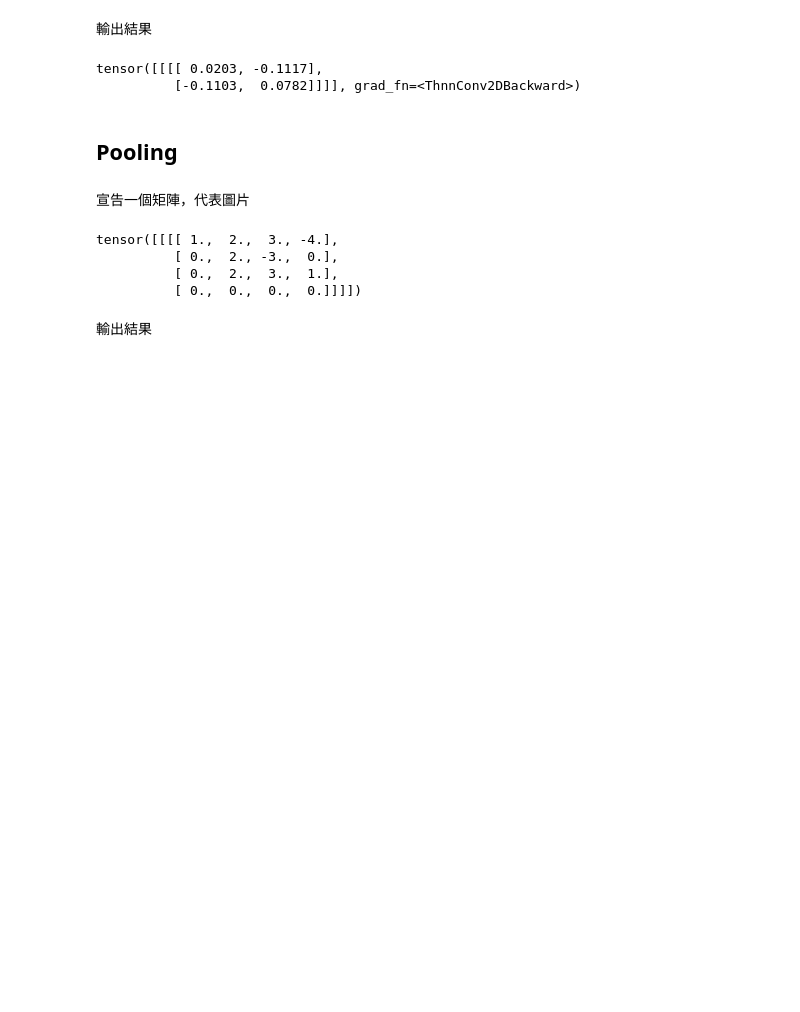
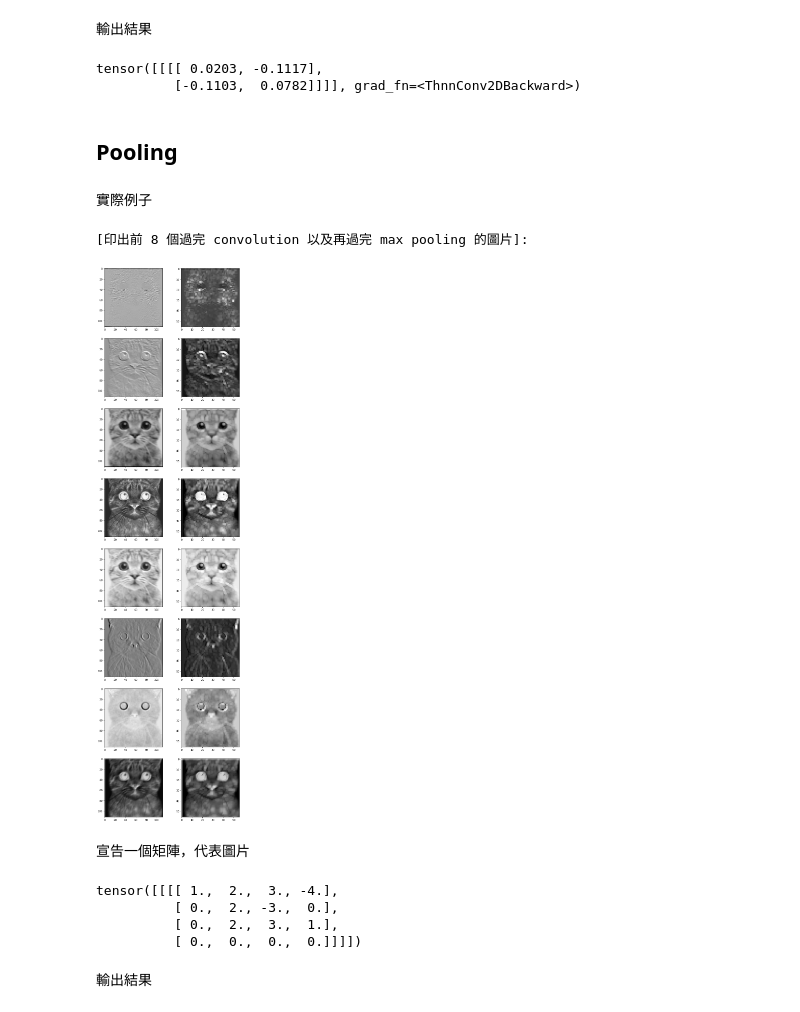
Before and after one commit to maglili/MNIST, a Jupyter notebook: cnn_mnist.ipynb, the cells around one changed output. Cells and saved outputs as stored; diff of their text form; code cells hidden in the pictures; blank space fills up the shorter version.

```diff
--- a/cnn_mnist.ipynb
+++ b/cnn_mnist.ipynb
@@ -121,6 +129,28 @@ tensor([[[[ 0.0203, -0.1117],
           [-0.1103,  0.0782]]]], grad_fn=<ThnnConv2DBackward>)
 # %% [markdown]
 ## Pooling
+# %% [markdown]
+實際例子
+# %%
+maxpool_layer = model.maxpool # 提取 resnet 中的 maxpool 層
+maxpool_images = maxpool_layer(conv_images) # 將過完 convolution 後的圖片丟入 maxpool 層，得到結果
+print('\n[印出前 8 個過完 convolution 以及再過完 max pooling 的圖片]:\n')
+
+fig=plt.figure(figsize=(10, 40))
+columns = 2
+rows = 8
+for i in range(1, columns//2 * rows + 1):
+    img = conv_images[0][i-1].cpu().detach().numpy()
+    maxpool_img = maxpool_images[0][i-1].cpu().detach().numpy()
+    fig.add_subplot(rows, columns, 2*i-1)
+    plt.imshow(img, cmap='gray')
+    fig.add_subplot(rows, columns, 2*i)
+    plt.imshow(maxpool_img, cmap='gray')
+
+plt.show()
+# %% [output]
+[印出前 8 個過完 convolution 以及再過完 max pooling 的圖片]:
+[figure, added]
 # %% [markdown]
 宣告一個矩陣，代表圖片
 # %%
```
Also changed, not shown: parts of 8 cells of this notebook.
